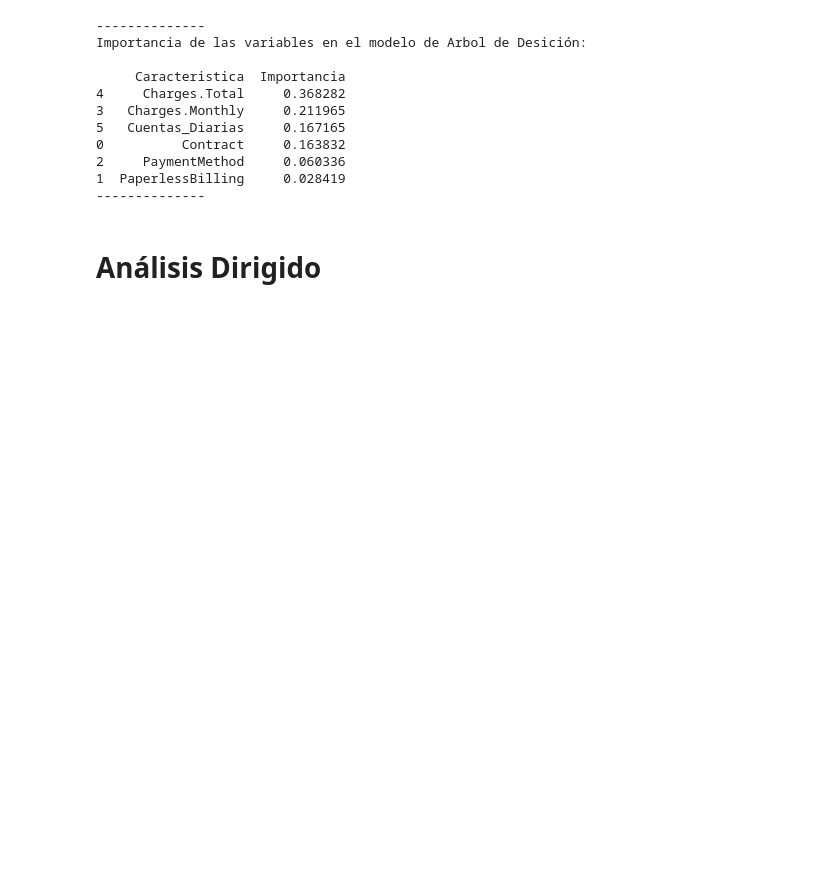
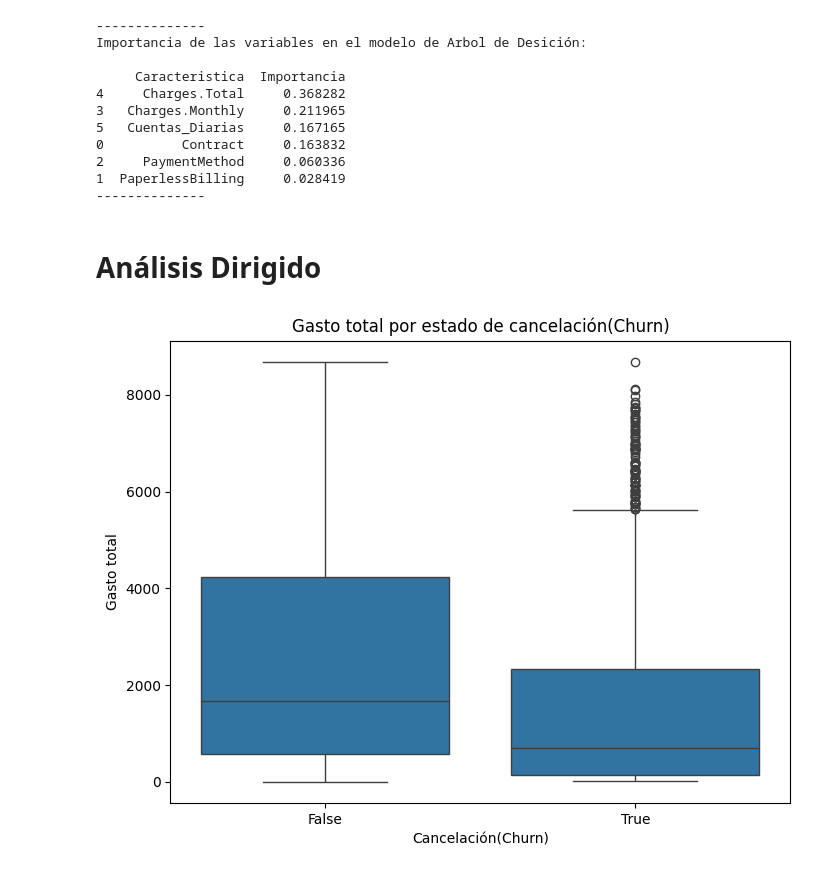
Before and after one commit to donosonahuel/alura-telecom-pt2, a Jupyter notebook: Alura_Challenge_Telecom_X_Pt2.ipynb, the cells around one changed output. Saved outputs shown, nothing was run; the diff lists cells and outputs as text; code cells hidden in the pictures; blank space fills up the shorter version.

```diff
--- a/Alura_Challenge_Telecom_X_Pt2.ipynb
+++ b/Alura_Challenge_Telecom_X_Pt2.ipynb
@@ -269,0 +272,11 @@ Importancia de las variables en el modelo de Arbol de Desición:
+# %%
+# Relación entre "Gasto total"(Charges.Total) y "Cancelación"(Churn)
+
+plt.figure(figsize = (8, 6))
+sns.boxplot(x = 'Churn', y = 'Charges.Total', data = telecom_datos)
+plt.title("Gasto total por estado de cancelación(Churn)")
+plt.xlabel("Cancelación(Churn)")
+plt.ylabel("Gasto total")
+plt.show()
+# %% [output]
+[figure, added]
```
Also changed, not shown: parts of 2 cells of this notebook.
